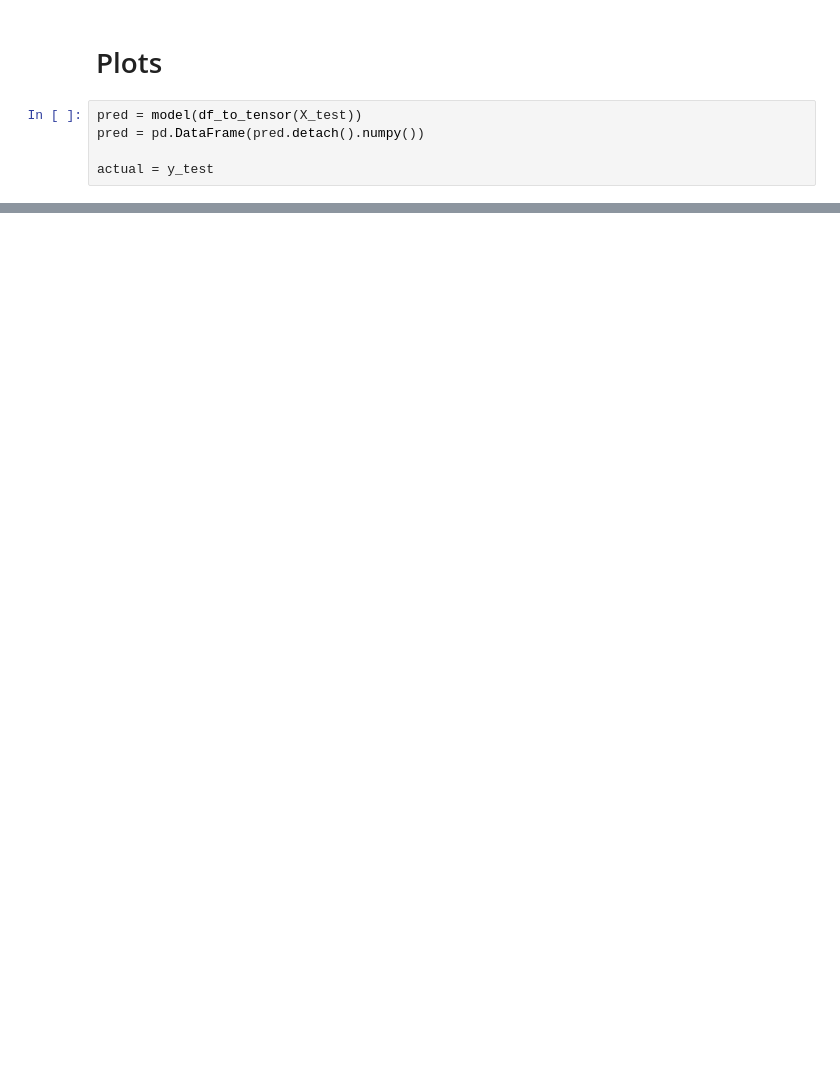
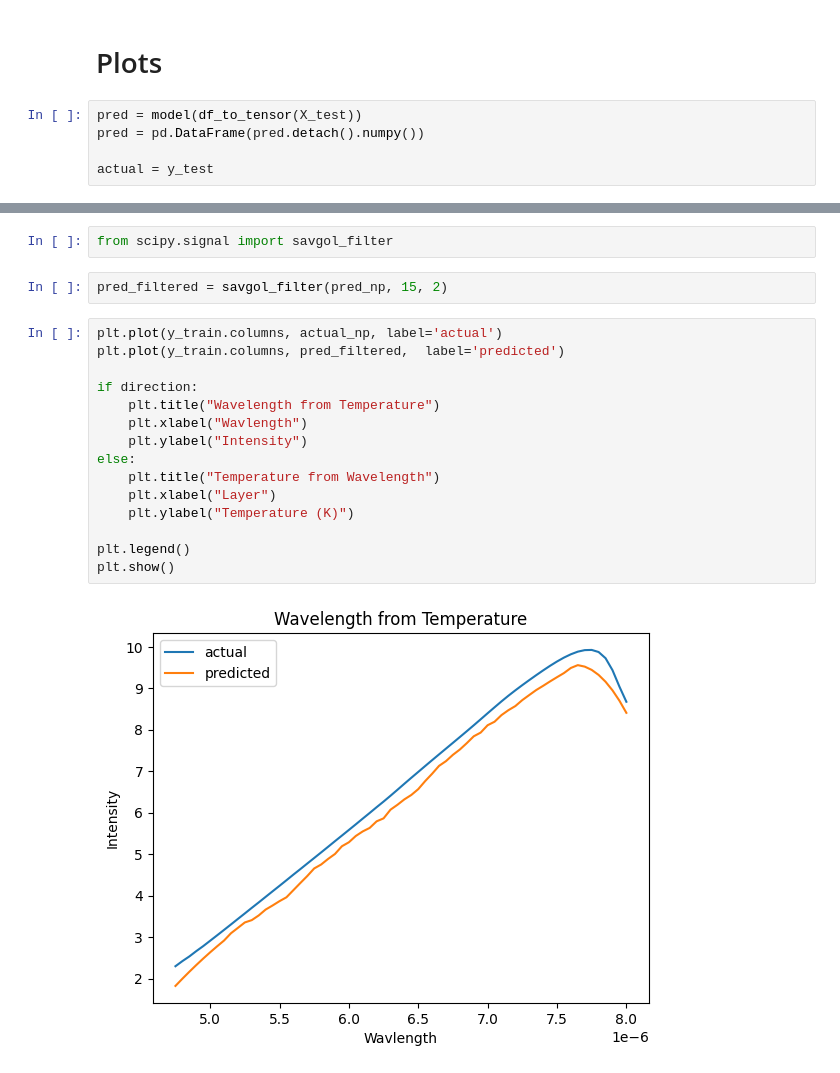
Before and after one commit to iAmBrig12/REU_AI_Thermography, a Jupyter notebook: dt_nn.ipynb, the cells around one changed output, grey strips where cells are left out. Saved outputs shown, nothing was run; the diff lists cells and outputs as text; blank space fills up the shorter version.

```diff
--- a/dt_nn.ipynb
+++ b/dt_nn.ipynb
@@ -146,0 +156,21 @@ plt.show()
+# %%
+from scipy.signal import savgol_filter
+# %%
+pred_filtered = savgol_filter(pred_np, 15, 2)
+# %%
+plt.plot(y_train.columns, actual_np, label='actual')
+plt.plot(y_train.columns, pred_filtered,  label='predicted')
+
+if direction:
+    plt.title("Wavelength from Temperature")
+    plt.xlabel("Wavlength")
+    plt.ylabel("Intensity")
+else:
+    plt.title("Temperature from Wavelength")
+    plt.xlabel("Layer")
+    plt.ylabel("Temperature (K)")
+
+plt.legend()
+plt.show()
+# %% [output]
+[figure, added]
```
Also changed, not shown: parts of 5 cells of this notebook.
